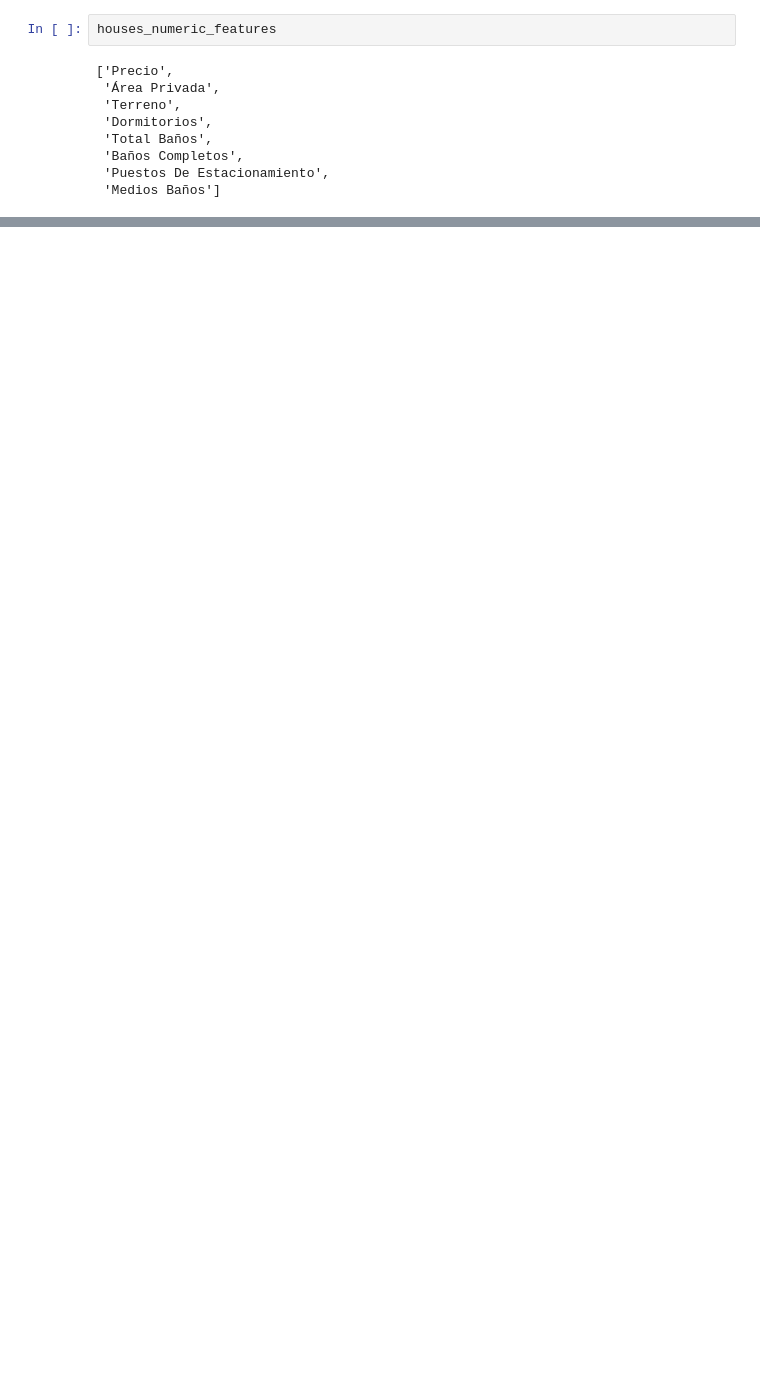
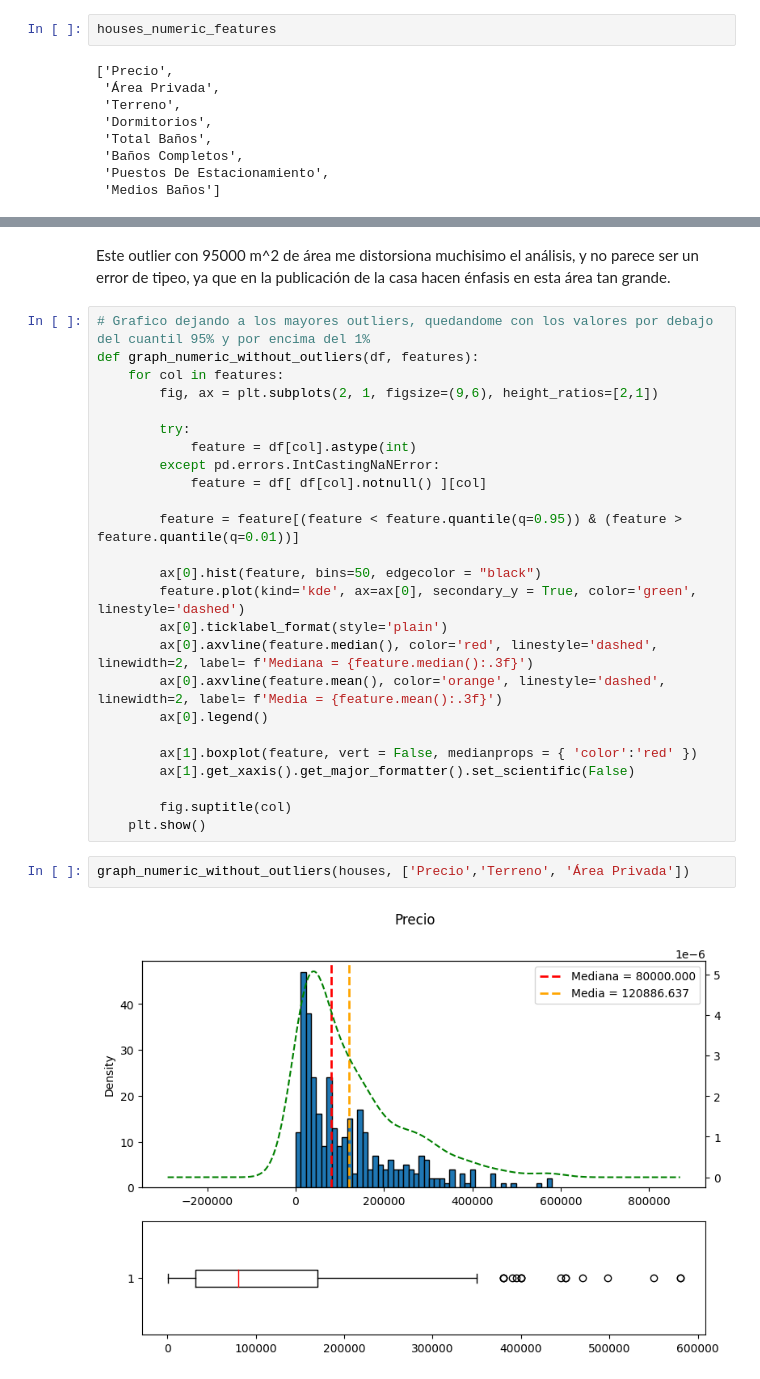
Before and after one commit to jmartinelena/propiedades-venezuela, a Jupyter notebook: data_analysis.ipynb, the cells around one changed output, grey strips where cells are left out. Saved outputs shown, nothing was run; the diff lists cells and outputs as text; blank space fills up the shorter version.

```diff
--- a/data_analysis.ipynb
+++ b/data_analysis.ipynb
@@ -116,0 +155,31 @@ graph_numeric_features(houses, houses_numeric_features)
+# %% [markdown]
+Este outlier con 95000 m^2 de área me distorsiona muchisimo el análisis, y no parece ser un error de tipeo, ya que en la publicación de la casa hacen énfasis en esta área tan grande.
+# %%
+# Grafico dejando a los mayores outliers, quedandome con los valores por debajo del cuantil 95% y por encima del 1%
+def graph_numeric_without_outliers(df, features):
+    for col in features:
+        fig, ax = plt.subplots(2, 1, figsize=(9,6), height_ratios=[2,1])
+
+        try:
+            feature = df[col].astype(int)
+        except pd.errors.IntCastingNaNError:
+            feature = df[ df[col].notnull() ][col]
+
+        feature = feature[(feature < feature.quantile(q=0.95)) & (feature > feature.quantile(q=0.01))]
+
+        ax[0].hist(feature, bins=50, edgecolor = "black")
+        feature.plot(kind='kde', ax=ax[0], secondary_y = True, color='green', linestyle='dashed')
+        ax[0].ticklabel_format(style='plain')
+        ax[0].axvline(feature.median(), color='red', linestyle='dashed', linewidth=2, label= f'Mediana = {feature.median():.3f}')
+        ax[0].axvline(feature.mean(), color='orange', linestyle='dashed', linewidth=2, label= f'Media = {feature.mean():.3f}')
+        ax[0].legend()
+
+        ax[1].boxplot(feature, vert = False, medianprops = { 'color':'red' })
+        ax[1].get_xaxis().get_major_formatter().set_scientific(False)
+
+        fig.suptitle(col)
+    plt.show()
+# %%
+graph_numeric_without_outliers(houses, ['Precio','Terreno', 'Área Privada'])
+# %% [output]
+[figure, added]
```
Also changed, not shown: parts of 14 cells of this notebook.
